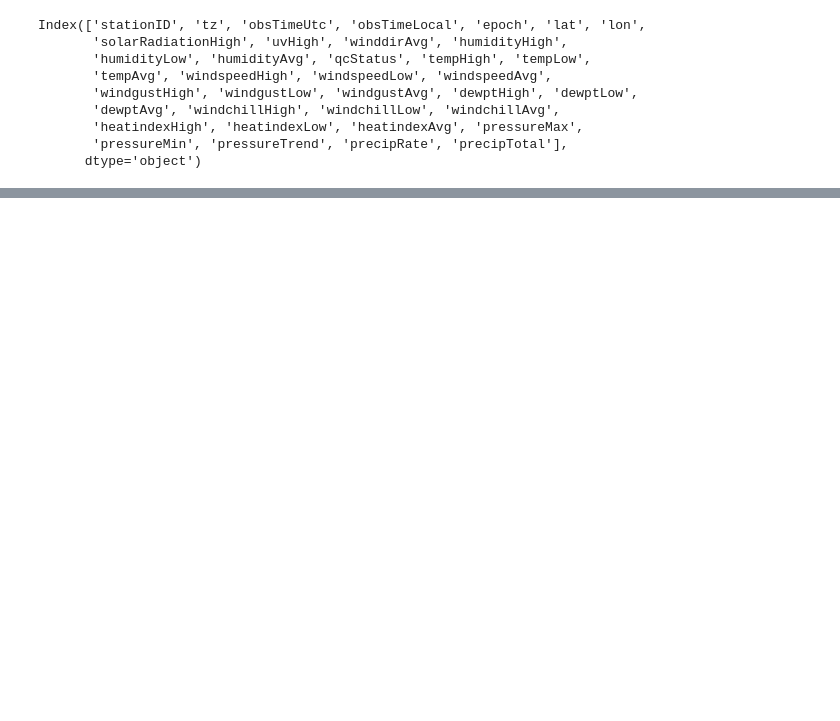
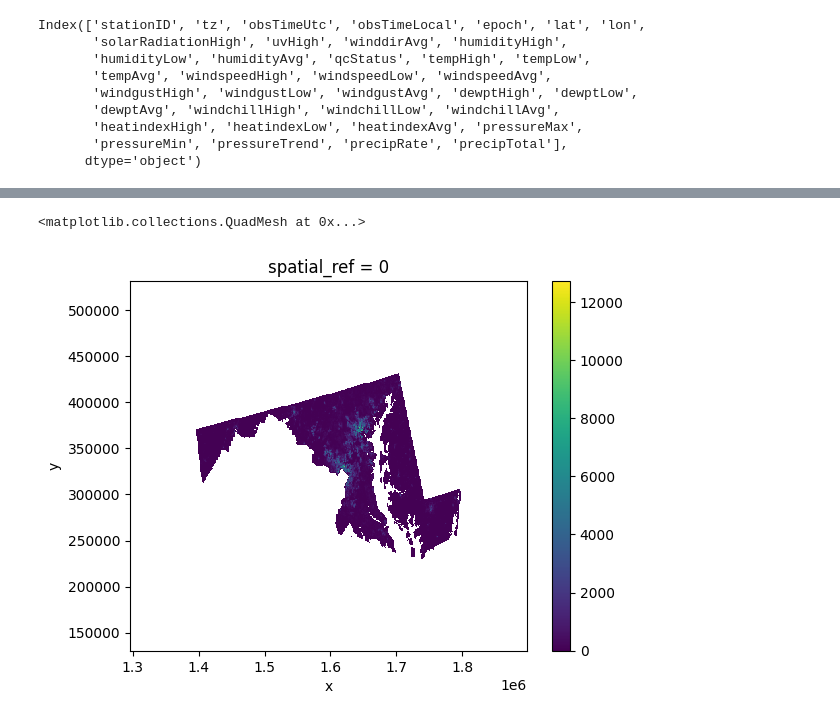
Before and after one commit to MSD-LIVE/bsec-dashboard, a Jupyter notebook: src/lib/data/transform.ipynb, the cells around one changed output, grey strips where cells are left out. Cells and saved outputs as stored; diff of their text form; code cells hidden in the pictures; blank space fills up the shorter version.

```diff
--- a/src/lib/data/transform.ipynb
+++ b/src/lib/data/transform.ipynb
@@ -52,0 +73,5 @@ Index(['stationID', 'tz', 'obsTimeUtc', 'obsTimeLocal', 'epoch', 'lat', 'lon',
+# %%
+pop.plot()
+# %% [output]
+<matplotlib.collections.QuadMesh at 0x...>
+[figure, added]
```
Also changed, not shown: parts of 8 cells of this notebook, 5 other files.
